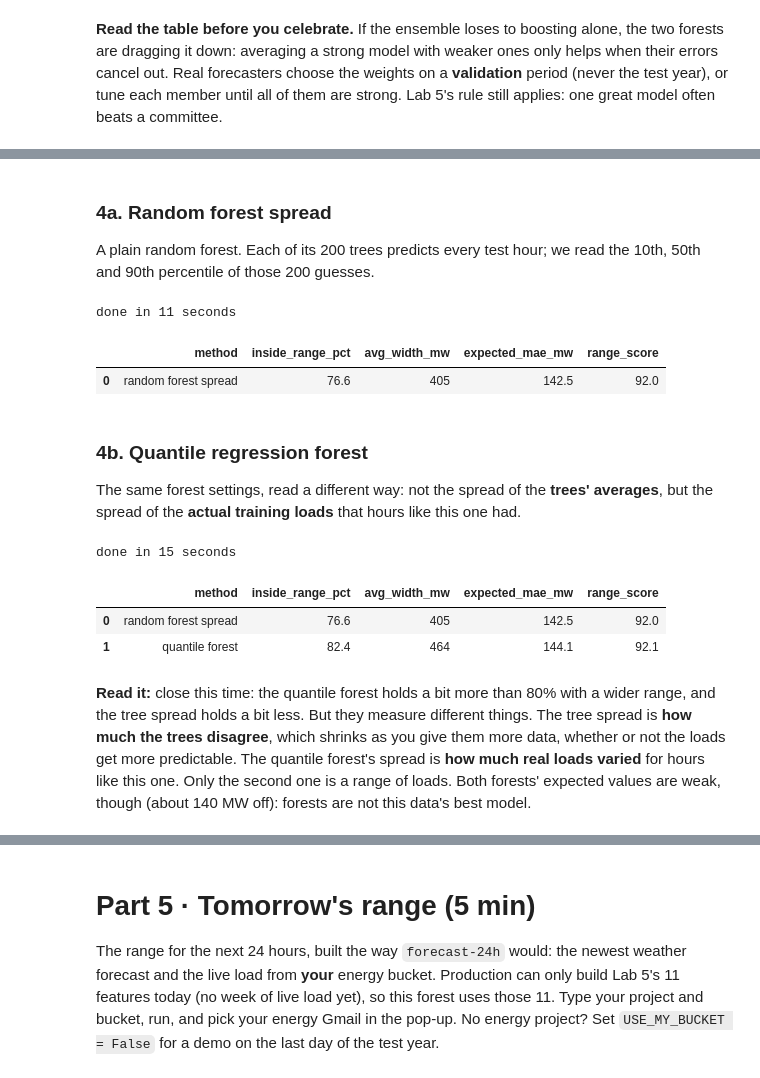
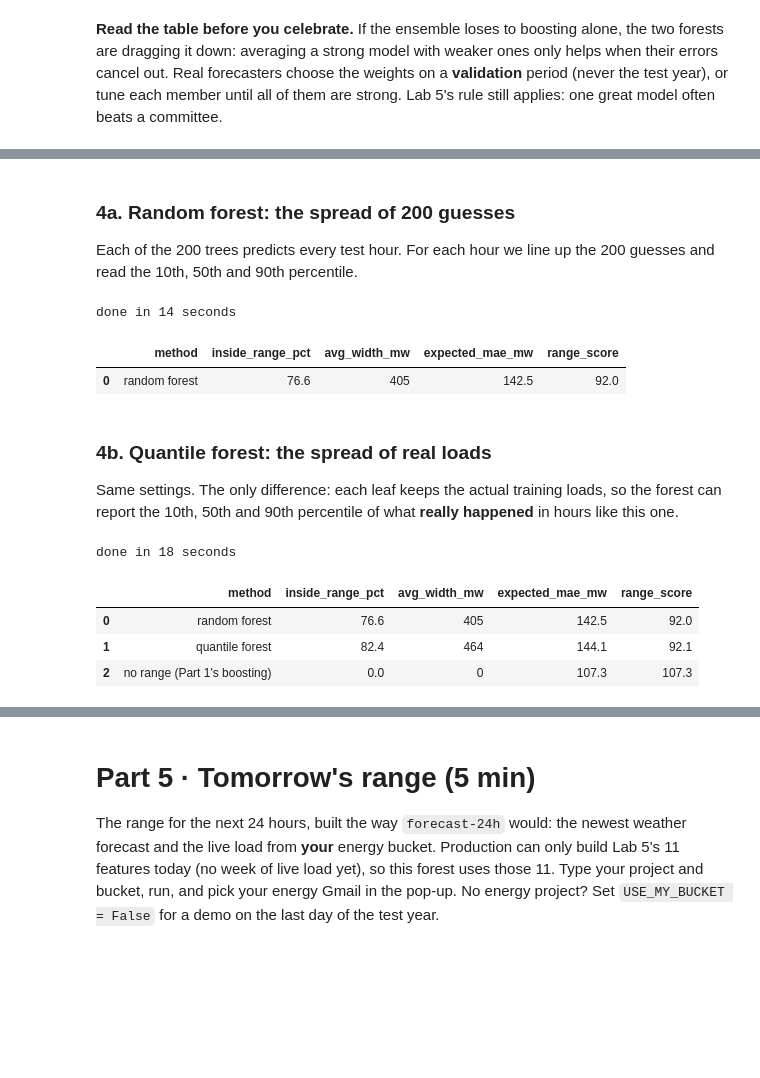
Before and after one commit to drdave-teaching/OPIM5512-notebooks, a Jupyter notebook: Module4/Lab5_Bonus_Features_Ensembles_Ranges.ipynb, the cells around one changed output, grey strips where cells are left out. Drawn from its saved outputs; the diff is of its cells as text; code cells hidden in the pictures; blank space fills up the shorter version.

```diff
--- a/Module4/Lab5_Bonus_Features_Ensembles_Ranges.ipynb
+++ b/Module4/Lab5_Bonus_Features_Ensembles_Ranges.ipynb
@@ -449,9 +464,9 @@ landed inside (aim: 80%) and how wide the range is.
 # %%
-QUANTILES = [0.1, 0.5, 0.9]
+QUANTILES = [0.1, 0.5, 0.9]      # low, expected, high
 
 
 def judge(method, low, expected, high, actual=y_test):
-    """The leaderboard's range score, plus coverage and width, averaged over the test hours."""
+    """The leaderboard's score for a range, plus how often the actual landed inside, averaged over the test hours."""
     actual = np.asarray(actual)
     low = np.asarray(low)
     high = np.asarray(high)
@@ -460,60 +475,56 @@ def judge(method, low, expected, high, actual=y_test):
     outside = np.maximum(low - actual, 0) + np.maximum(actual - high, 0)
     score_mw = (0.5 * np.abs(actual - expected) + 0.1 * width + 1 * outside) / 1.5
     return {"method": method,
-            "inside_range_pct": round(100 * float(np.mean(outside == 0)), 1),
+            "inside_range_pct": round(100 * float(np.mean(outside == 0)), 1),     # aim: about 80
             "avg_width_mw": round(float(np.mean(width))),
             "expected_mae_mw": round(float(np.mean(np.abs(actual - expected))), 1),
-            "range_score": round(float(np.mean(score_mw)), 1)}
+            "range_score": round(float(np.mean(score_mw)), 1)}                   # lower is better
 
 
 ranges = {}          # method -> table of low, expected, high for every test hour
 results = []
 # %% [markdown]
-### 4a. Random forest spread
-A plain random forest. Each of its 200 trees predicts every test hour; we read the 10th, 50th and 90th percentile of
-those 200 guesses.
+### 4a. Random forest: the spread of 200 guesses
+Each of the 200 trees predicts every test hour. For each hour we line up the 200 guesses and read the 10th, 50th
+and 90th percentile.
 # %%
 started = time.time()
 forest = RandomForestRegressor(n_estimators=200, min_samples_leaf=5, random_state=SEED, n_jobs=-1)
 forest.fit(X_train[PLUS], y_train)
 guesses = []
 for tree in forest.estimators_:
-    guesses.append(tree.predict(X_test[PLUS].values))      # one row of guesses per tree
+    guesses.append(tree.predict(X_test[PLUS].values))      # one row of 200 guesses per tree
 guesses = np.array(guesses)
-ranges["random forest spread"] = pd.DataFrame({"low": np.percentile(guesses, 10, axis=0),
-                                               "expected": np.percentile(guesses, 50, axis=0),
-                                               "high": np.percentile(guesses, 90, axis=0)}, index=X_test.index)
-results.append(judge("random forest spread", ranges["random forest spread"]["low"],
-                     ranges["random forest spread"]["expected"], ranges["random forest spread"]["high"]))
+ranges["random forest"] = pd.DataFrame({"low": np.percentile(guesses, 10, axis=0),
+                                        "expected": np.percentile(guesses, 50, axis=0),
+                                        "high": np.percentile(guesses, 90, axis=0)}, index=X_test.index)
+results.append(judge("random forest", ranges["random forest"]["low"], ranges["random forest"]["expected"],
+                     ranges["random forest"]["high"]))
 print("done in", round(time.time() - started), "seconds")
 pd.DataFrame(results)
 # %% [output]
-done in 11 seconds
+done in 14 seconds
 |  | method | inside_range_pct | avg_width_mw | expected_mae_mw | range_score |
-| 0 | random forest spread | 76.6 | 405 | 142.5 | 92.0 |
+| 0 | random forest | 76.6 | 405 | 142.5 | 92.0 |
-# %% [markdown]
-### 4b. Quantile regression forest
-The same forest settings, read a different way: not the spread of the **trees' averages**, but the spread of the
-**actual training loads** that hours like this one had.
+# %% [markdown]
+### 4b. Quantile forest: the spread of real loads
+Same settings. The only difference: each leaf keeps the actual training loads, so the forest can report the 10th,
+50th and 90th percentile of what **really happened** in hours like this one.
 # %%
 from quantile_forest import RandomForestQuantileRegressor
 
 started = time.time()
 qrf = RandomForestQuantileRegressor(n_estimators=200, min_samples_leaf=5, random_state=SEED, n_jobs=-1)
 qrf.fit(X_train[PLUS], y_train)
-q = qrf.predict(X_test[PLUS], quantiles=QUANTILES)          # one column per quantile
+q = qrf.predict(X_test[PLUS], quantiles=QUANTILES)          # one column per quantile: low, expected, high
 ranges["quantile forest"] = pd.DataFrame({"low": q[:, 0], "expected": q[:, 1], "high": q[:, 2]}, index=X_test.index)
 results.append(judge("quantile forest", q[:, 0], q[:, 1], q[:, 2]))
+results.append(judge("no range (Part 1's boosting)", pred_boost, pred_boost, pred_boost))
 print("done in", round(time.time() - started), "seconds")
 pd.DataFrame(results)
 # %% [output]
-done in 15 seconds
+done in 18 seconds
 |  | method | inside_range_pct | avg_width_mw | expected_mae_mw | range_score |
-| 0 | random forest spread | 76.6 | 405 | 142.5 | 92.0 |
+| 0 | random forest | 76.6 | 405 | 142.5 | 92.0 |
 | 1 | quantile forest | 82.4 | 464 | 144.1 | 92.1 |
+| 2 | no range (Part 1's boosting) | 0.0 | 0 | 107.3 | 107.3 |
-# %% [markdown]
-**Read it:** close this time: the quantile forest holds a bit more than 80% with a wider range, and the tree spread
-holds a bit less. But they measure different things. The tree spread is **how much the trees disagree**, which shrinks
-as you give them more data, whether or not the loads get more predictable. The quantile forest's spread is **how much
-real loads varied** for hours like this one. Only the second one is a range of loads. Both forests' expected values
-are weak, though (about 140 MW off): forests are not this data's best model.
```
Also changed, not shown: parts of 24 cells of this notebook.
